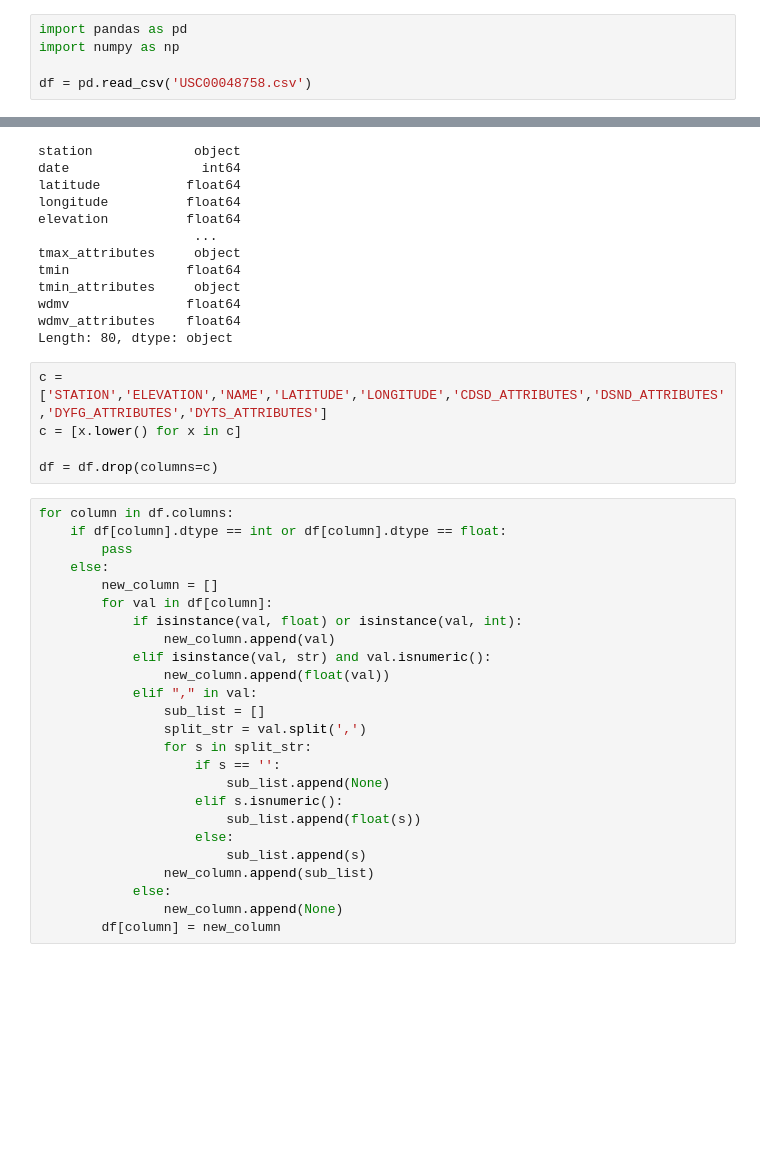
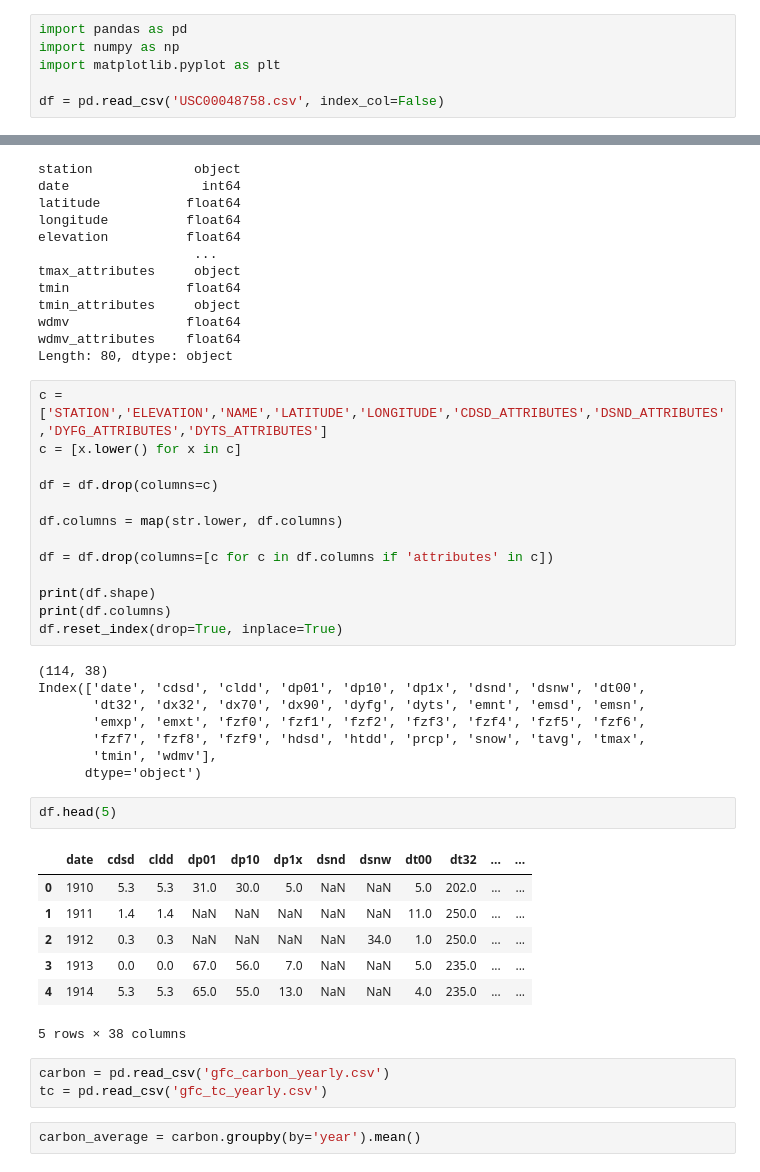
Before and after one commit to sidmanu/MIDS-W207-DeforestationAndClimate, a Jupyter notebook: notebooks/clean_NCEI.ipynb, the cells around one changed output, grey strips where cells are left out. Saved outputs shown, nothing was run; the diff lists cells and outputs as text; blank space fills up the shorter version.

```diff
--- a/notebooks/clean_NCEI.ipynb
+++ b/notebooks/clean_NCEI.ipynb
@@ -1,8 +1,9 @@
 # %%
 import pandas as pd
 import numpy as np
+import matplotlib.pyplot as plt
 
-df = pd.read_csv('USC00048758.csv')
+df = pd.read_csv('USC00048758.csv', index_col=False)
 # %%
 df.columns = map(str.lower, df.columns)
 
@@ -56,28 +57,34 @@ c = ['STATION','ELEVATION','NAME','LATITUDE','LONGITUDE','CDSD_ATTRIBUTES','DSND
 c = [x.lower() for x in c]
 
 df = df.drop(columns=c)
+
+df.columns = map(str.lower, df.columns)
+
+df = df.drop(columns=[c for c in df.columns if 'attributes' in c])
+
+print(df.shape)
+print(df.columns)
+df.reset_index(drop=True, inplace=True)
+# %% [output]
+(114, 38)
+Index(['date', 'cdsd', 'cldd', 'dp01', 'dp10', 'dp1x', 'dsnd', 'dsnw', 'dt00',
+       'dt32', 'dx32', 'dx70', 'dx90', 'dyfg', 'dyts', 'emnt', 'emsd', 'emsn',
+       'emxp', 'emxt', 'fzf0', 'fzf1', 'fzf2', 'fzf3', 'fzf4', 'fzf5', 'fzf6',
+       'fzf7', 'fzf8', 'fzf9', 'hdsd', 'htdd', 'prcp', 'snow', 'tavg', 'tmax',
+       'tmin', 'wdmv'],
+      dtype='object')
-# %%
-for column in df.columns:
-    if df[column].dtype == int or df[column].dtype == float:
-        pass
-    else:
-        new_column = []
-        for val in df[column]:
-            if isinstance(val, float) or isinstance(val, int):
-                new_column.append(val)
-            elif isinstance(val, str) and val.isnumeric():
-                new_column.append(float(val))
-            elif "," in val:
-                sub_list = []
-                split_str = val.split(',')
-                for s in split_str:
-                    if s == '':
-                        sub_list.append(None)
-                    elif s.isnumeric():
-                        sub_list.append(float(s))
-                    else:
-                        sub_list.append(s)
-                new_column.append(sub_list)
-            else:
-                new_column.append(None)
-        df[column] = new_column
+# %%
+df.head(5)
+# %% [output]
+|  | date | cdsd | cldd | dp01 | dp10 | dp1x | dsnd | dsnw | dt00 | dt32 | ... | ... |
+| 0 | 1910 | 5.3 | 5.3 | 31.0 | 30.0 | 5.0 | NaN | NaN | 5.0 | 202.0 | ... | ... |
+| 1 | 1911 | 1.4 | 1.4 | NaN | NaN | NaN | NaN | NaN | 11.0 | 250.0 | ... | ... |
+| 2 | 1912 | 0.3 | 0.3 | NaN | NaN | NaN | NaN | 34.0 | 1.0 | 250.0 | ... | ... |
+| 3 | 1913 | 0.0 | 0.0 | 67.0 | 56.0 | 7.0 | NaN | NaN | 5.0 | 235.0 | ... | ... |
+| 4 | 1914 | 5.3 | 5.3 | 65.0 | 55.0 | 13.0 | NaN | NaN | 4.0 | 235.0 | ... | ... |
+5 rows × 38 columns
+# %%
+carbon = pd.read_csv('gfc_carbon_yearly.csv')
+tc = pd.read_csv('gfc_tc_yearly.csv')
+# %%
+carbon_average = carbon.groupby(by='year').mean()
```
Also changed, not shown: parts of 12 cells of this notebook, 7 other files.
